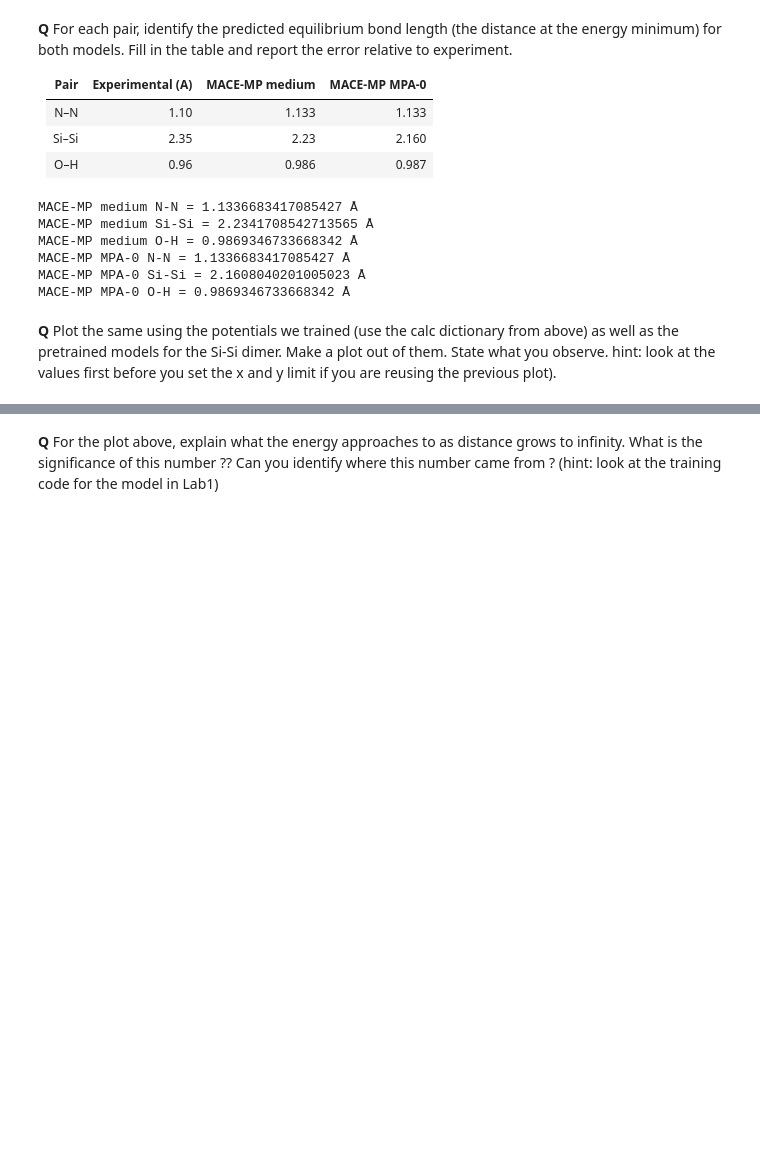
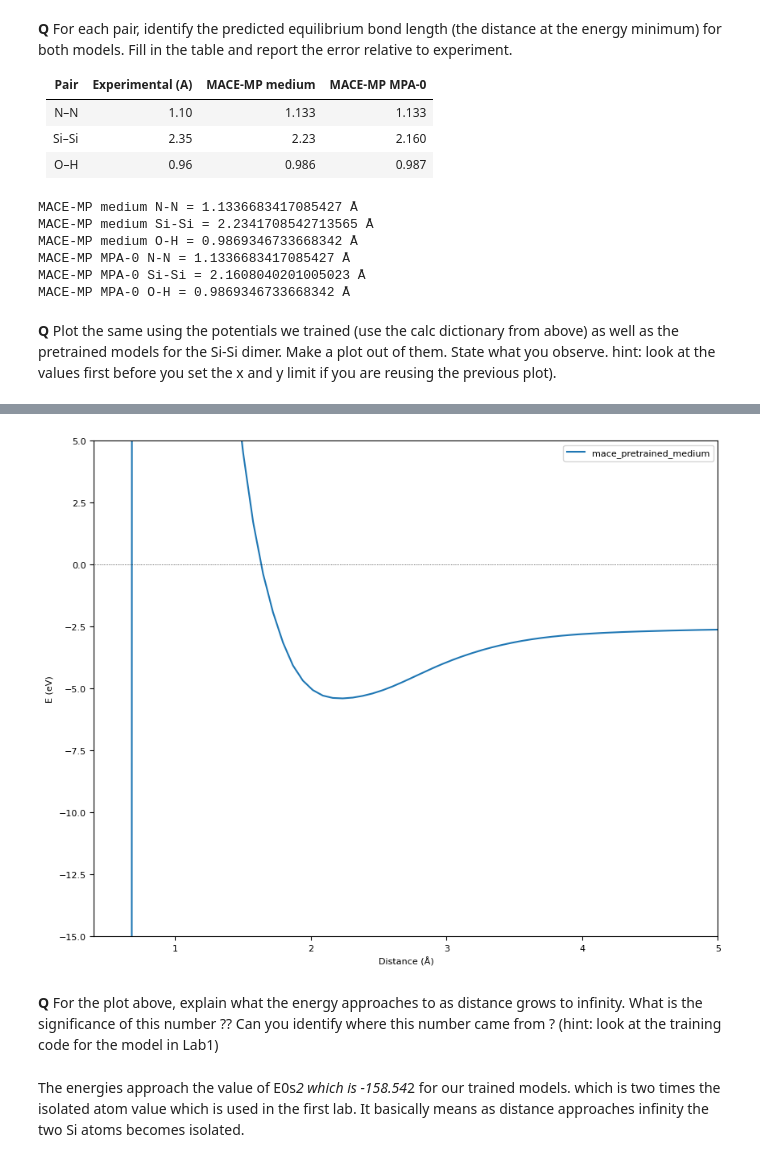
Before and after one commit to parthapaul7/.dotfiles, a Jupyter notebook: Lab2.ipynb, the cells around one changed output, grey strips where cells are left out. Cells and saved outputs as stored; diff of their text form; code cells hidden in the pictures; blank space fills up the shorter version.

```diff
--- a/Lab2.ipynb
+++ b/Lab2.ipynb
@@ -810,2 +838,21 @@ MACE-MP MPA-0 O-H = 0.9869346733668342 Å
+# %%
+fig, ax = plt.subplots(figsize=(10, 8))
+
+for mname, (r, E) in pair_data[(e1, e2)].items():
+  if mname == "mace_pretrained_medium":
+    ax.plot(r, E, label=mname)
+
+ax.axhline(0, color="k", lw=0.5, ls=":")
+ax.set_xlabel("Distance (Å)")
+ax.set_ylabel("E (eV)")
+ax.set_ylim(-15,5)
+ax.set_xlim(0.4, 5)
+ax.legend()
+
+plt.show()
+# %% [output]
+[figure, added]
 # %% [markdown]
 **Q** For the plot above, explain what the energy approaches to as distance grows to infinity. What is the significance of this number ?? Can you identify where this number came from ? (hint: look at the training code for the model in Lab1)
+# %% [markdown]
+The energies approach the value of E0s*2 which is -158.54*2 for our trained models. which is two times the isolated atom value which is used in the first lab. It basically means as distance approaches infinity the two Si atoms becomes isolated.
```
Also changed, not shown: parts of 2 cells of this notebook.
